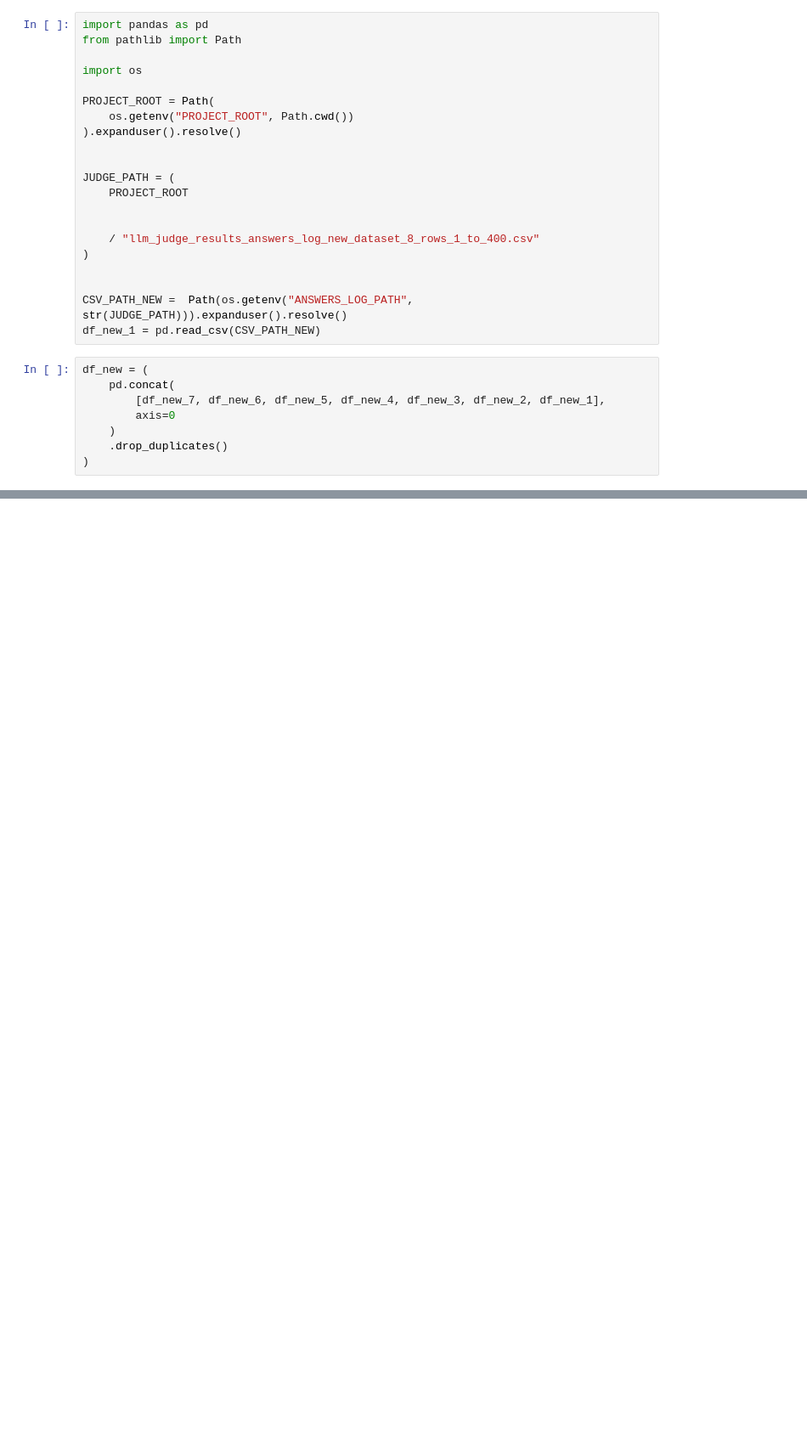
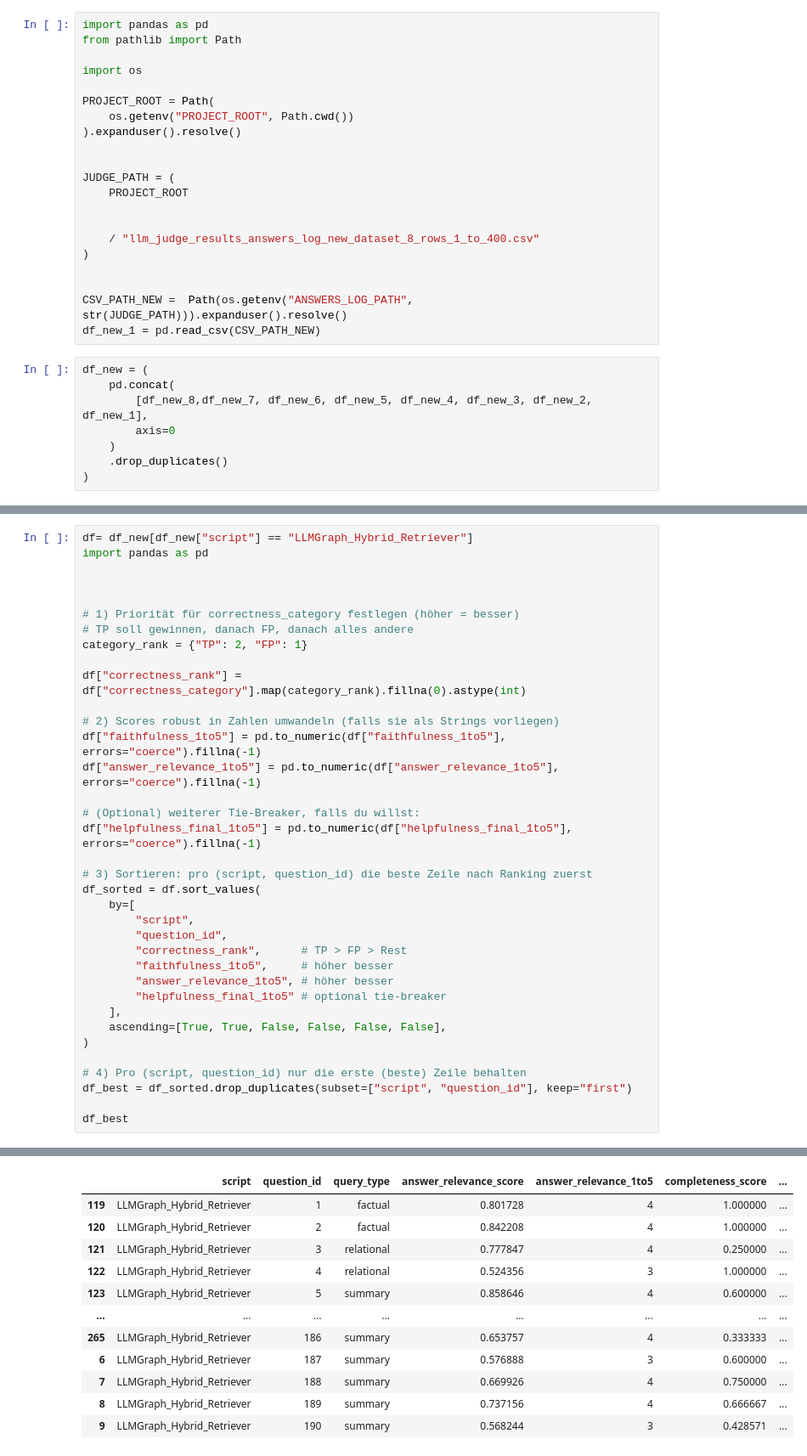
Before and after one commit to nasibatuychieva/master_thesis-rag, a Jupyter notebook: main/evaluation/judge_results/check_results.ipynb, the cells around one changed output, grey strips where cells are left out. Shown at 85% size. Saved outputs shown, nothing was run; the diff lists cells and outputs as text; blank space fills up the shorter version.

```diff
--- a/main/evaluation/judge_results/check_results.ipynb
+++ b/main/evaluation/judge_results/check_results.ipynb
@@ -159,7 +184,7 @@ df_new_1 = pd.read_csv(CSV_PATH_NEW)
 # %%
 df_new = (
     pd.concat(
-        [df_new_7, df_new_6, df_new_5, df_new_4, df_new_3, df_new_2, df_new_1],
+        [df_new_8,df_new_7, df_new_6, df_new_5, df_new_4, df_new_3, df_new_2, df_new_1],
         axis=0
     )
     .drop_duplicates()
@@ -166,0 +213,37 @@ df_new = (
+# %%
+df= df_new[df_new["script"] == "LLMGraph_Hybrid_Retriever"]
+import pandas as pd
+
+
+
+# 1) Priorität für correctness_category festlegen (höher = besser)
+# TP soll gewinnen, danach FP, danach alles andere
+category_rank = {"TP": 2, "FP": 1}
+
+df["correctness_rank"] = df["correctness_category"].map(category_rank).fillna(0).astype(int)
+
+# 2) Scores robust in Zahlen umwandeln (falls sie als Strings vorliegen)
+df["faithfulness_1to5"] = pd.to_numeric(df["faithfulness_1to5"], errors="coerce").fillna(-1)
+df["answer_relevance_1to5"] = pd.to_numeric(df["answer_relevance_1to5"], errors="coerce").fillna(-1)
+
+# (Optional) weiterer Tie-Breaker, falls du willst:
+df["helpfulness_final_1to5"] = pd.to_numeric(df["helpfulness_final_1to5"], errors="coerce").fillna(-1)
+
+# 3) Sortieren: pro (script, question_id) die beste Zeile nach Ranking zuerst
+df_sorted = df.sort_values(
+    by=[
+        "script",
+        "question_id",
+        "correctness_rank",      # TP > FP > Rest
+        "faithfulness_1to5",     # höher besser
+        "answer_relevance_1to5", # höher besser
+        "helpfulness_final_1to5" # optional tie-breaker
+    ],
+    ascending=[True, True, False, False, False, False],
+)
+
+# 4) Pro (script, question_id) nur die erste (beste) Zeile behalten
+df_best = df_sorted.drop_duplicates(subset=["script", "question_id"], keep="first")
+
+df_best
+# %% [output]
@@ -166,0 +270,12 @@ df_new = (
+|  | script | question_id | query_type | answer_relevance_score | answer_relevance_1to5 | completeness_score | ... |
+| 119 | LLMGraph_Hybrid_Retriever | 1 | factual | 0.801728 | 4 | 1.000000 | ... |
+| 120 | LLMGraph_Hybrid_Retriever | 2 | factual | 0.842208 | 4 | 1.000000 | ... |
+| 121 | LLMGraph_Hybrid_Retriever | 3 | relational | 0.777847 | 4 | 0.250000 | ... |
+| 122 | LLMGraph_Hybrid_Retriever | 4 | relational | 0.524356 | 3 | 1.000000 | ... |
+| 123 | LLMGraph_Hybrid_Retriever | 5 | summary | 0.858646 | 4 | 0.600000 | ... |
+| ... | ... | ... | ... | ... | ... | ... | ... |
+| 265 | LLMGraph_Hybrid_Retriever | 186 | summary | 0.653757 | 4 | 0.333333 | ... |
+| 6 | LLMGraph_Hybrid_Retriever | 187 | summary | 0.576888 | 3 | 0.600000 | ... |
+| 7 | LLMGraph_Hybrid_Retriever | 188 | summary | 0.669926 | 4 | 0.750000 | ... |
+| 8 | LLMGraph_Hybrid_Retriever | 189 | summary | 0.737156 | 4 | 0.666667 | ... |
+| 9 | LLMGraph_Hybrid_Retriever | 190 | summary | 0.568244 | 3 | 0.428571 | ... |
```
Also changed, not shown: parts of 21 cells of this notebook, 27 other files.
